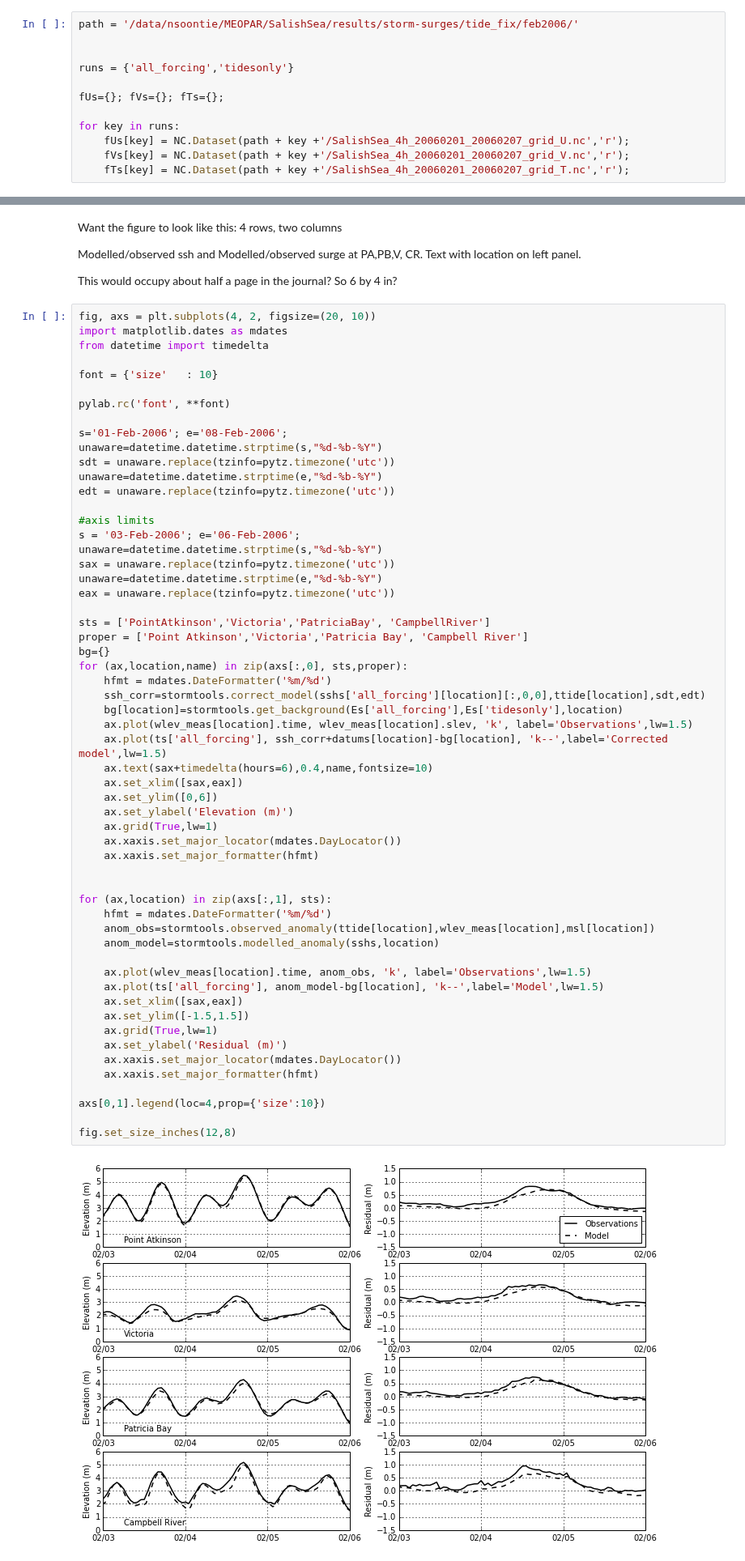
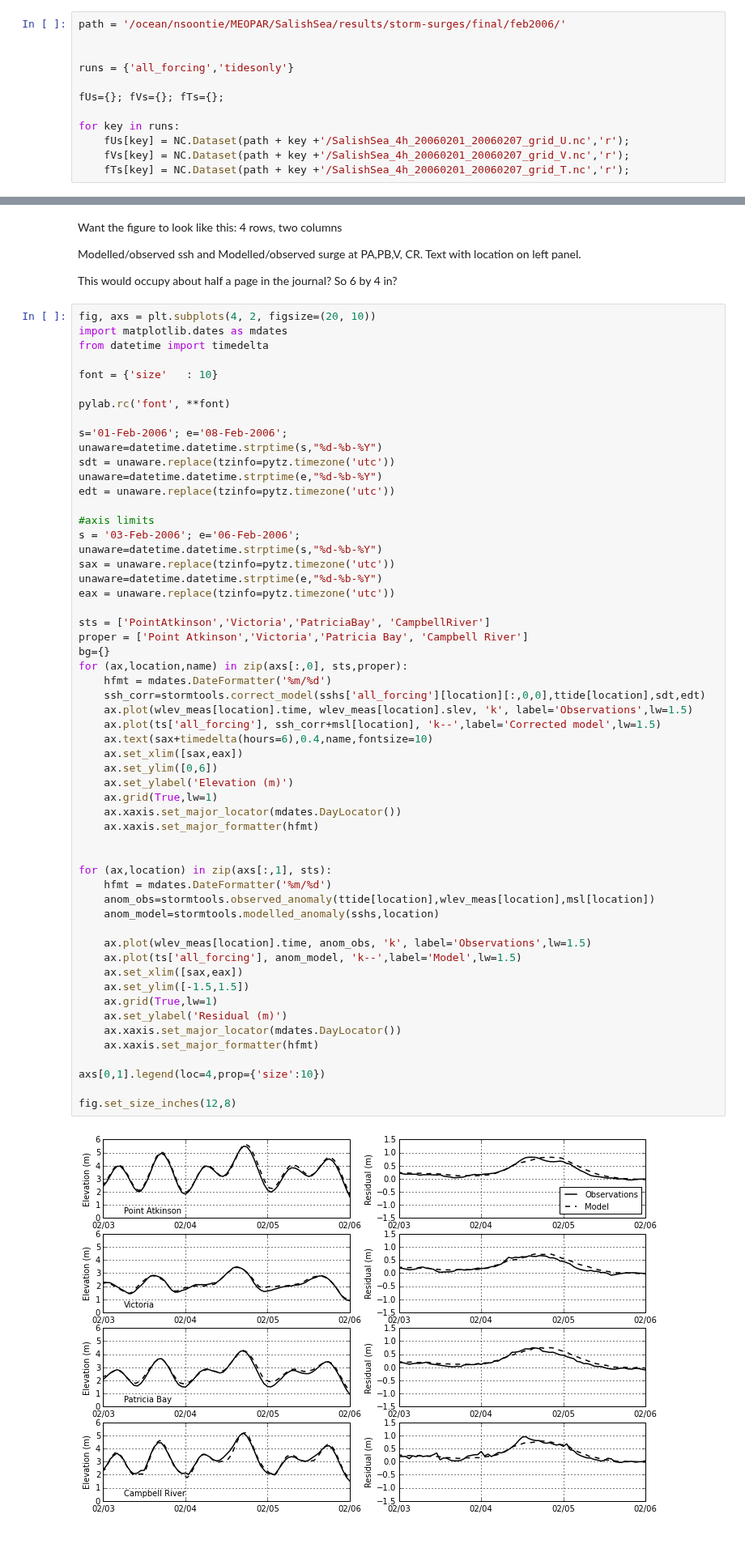
Before and after one commit to SalishSeaCast/storm-surge, a Jupyter notebook: FigureScripts/Feb 2006 - paper production.ipynb, the cells around one changed output, grey strips where cells are left out. Shown at 81% size. Cells and saved outputs as stored; diff of their text form.

```diff
--- a/FigureScripts/Feb 2006 - paper production.ipynb
+++ b/FigureScripts/Feb 2006 - paper production.ipynb
@@ -17,7 +17,7 @@ from salishsea_tools import nc_tools
 
 from __future__ import division
 # %%
-path = '/data/nsoontie/MEOPAR/SalishSea/results/storm-surges/tide_fix/feb2006/'
+path = '/ocean/nsoontie/MEOPAR/SalishSea/results/storm-surges/final/feb2006/'
 
 
 runs = {'all_forcing','tidesonly'}
@@ -115,37 +115,36 @@ bg={}
 for (ax,location,name) in zip(axs[:,0], sts,proper):
     hfmt = mdates.DateFormatter('%m/%d')
     ssh_corr=stormtools.correct_model(sshs['all_forcing'][location][:,0,0],ttide[location],sdt,edt)
-    bg[location]=stormtools.get_background(Es['all_forcing'],Es['tidesonly'],location)
     ax.plot(wlev_meas[location].time, wlev_meas[location].slev, 'k', label='Observations',lw=1.5)
-    ax.plot(ts['all_forcing'], ssh_corr+datums[location]-bg[location], 'k--',label='Corrected model',lw=1.5)
+    ax.plot(ts['all_forcing'], ssh_corr+msl[location], 'k--',label='Corrected model',lw=1.5)
     ax.text(sax+timedelta(hours=6),0.4,name,fontsize=10)
     ax.set_xlim([sax,eax])
     ax.set_ylim([0,6])
     ax.set_ylabel('Elevation (m)')
     ax.grid(True,lw=1)
     ax.xaxis.set_major_locator(mdates.DayLocator())
     ax.xaxis.set_major_formatter(hfmt)
 
 
 for (ax,location) in zip(axs[:,1], sts):
     hfmt = mdates.DateFormatter('%m/%d')
     anom_obs=stormtools.observed_anomaly(ttide[location],wlev_meas[location],msl[location])
     anom_model=stormtools.modelled_anomaly(sshs,location)
 
     ax.plot(wlev_meas[location].time, anom_obs, 'k', label='Observations',lw=1.5)
-    ax.plot(ts['all_forcing'], anom_model-bg[location], 'k--',label='Model',lw=1.5)
+    ax.plot(ts['all_forcing'], anom_model, 'k--',label='Model',lw=1.5)
     ax.set_xlim([sax,eax])
     ax.set_ylim([-1.5,1.5])
     ax.grid(True,lw=1)
     ax.set_ylabel('Residual (m)')
     ax.xaxis.set_major_locator(mdates.DayLocator())
     ax.xaxis.set_major_formatter(hfmt)
 
 axs[0,1].legend(loc=4,prop={'size':10})
 
 fig.set_size_inches(12,8)
 # %% [output]
-[figure, old version]
+[figure, new version]
 # %%
 fig.savefig('feb2006_bg.pdf',bbox_inches='tight')
 # %% [markdown]
```
Also changed, not shown: parts of 2 cells of this notebook, 1 other file.
